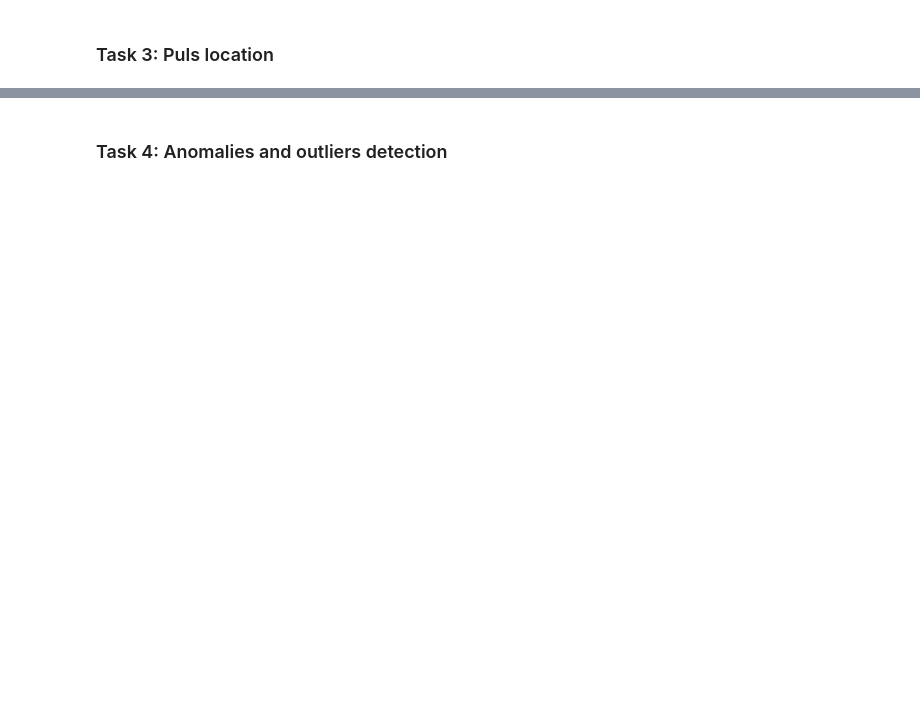
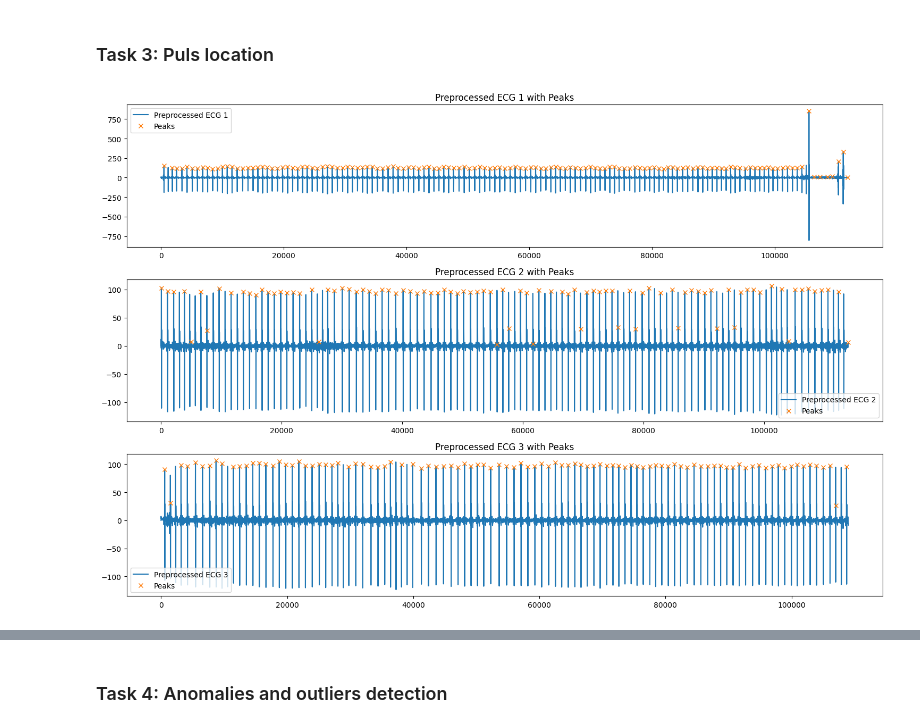
Before and after one commit to dniprocat/Corio-Signal-Processing-Assignment, a Jupyter notebook: ECG-PPG processing.ipynb, the cells around one changed output, grey strips where cells are left out. Drawn from its saved outputs; the diff is of its cells as text; code cells hidden in the pictures; blank space fills up the shorter version.

```diff
--- a/ECG-PPG processing.ipynb
+++ b/ECG-PPG processing.ipynb
@@ -210,2 +237,36 @@ plt.show()
 # %% [markdown]
 ### Task 3: Puls location
+# %%
+# Peaks detection
+ecg1_peaks, _ = find_peaks(ecg1_preprocessed, distance=700)
+ecg2_peaks, _ = find_peaks(ecg2_preprocessed, distance=1000)
+ecg3_peaks, _ = find_peaks(ecg3_preprocessed, distance=900)
+
+ppg1_peaks, _ = find_peaks(ppg1_preprocessed, distance=ppg1_sf/2)
+ppg2_peaks, _ = find_peaks(ppg2_preprocessed, distance=ppg2_sf/2)
+ppg3_peaks, _ = find_peaks(ppg3_preprocessed, distance=ppg3_sf/2)
+# %%
+plt.figure(figsize=(15, 10))
+
+plt.subplot(3, 1, 1)
+plt.plot(ecg1_preprocessed, label='Preprocessed ECG 1')
+plt.plot(ecg1_peaks, ecg1_preprocessed[ecg1_peaks], "x", label='Peaks')
+plt.title('Preprocessed ECG 1 with Peaks')
+plt.legend()
+
+plt.subplot(3, 1, 2)
+plt.plot(ecg2_preprocessed, label='Preprocessed ECG 2')
+plt.plot(ecg2_peaks, ecg2_preprocessed[ecg2_peaks], "x", label='Peaks')
+plt.title('Preprocessed ECG 2 with Peaks')
+plt.legend()
+
+plt.subplot(3, 1, 3)
+plt.plot(ecg3_preprocessed, label='Preprocessed ECG 3')
+plt.plot(ecg3_peaks, ecg3_preprocessed[ecg3_peaks], "x", label='Peaks')
+plt.title('Preprocessed ECG 3 with Peaks')
+plt.legend()
+
+plt.tight_layout()
+plt.show()
+# %% [output]
+[figure, added]
```
Also changed, not shown: parts of 12 cells of this notebook.
